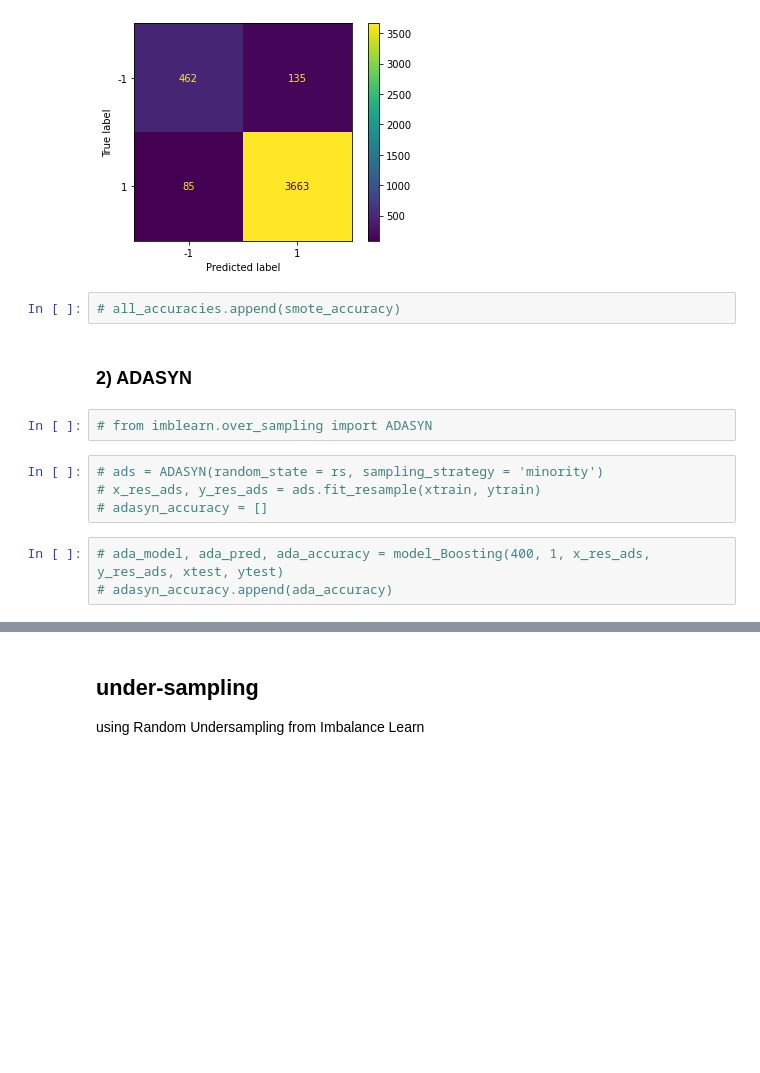
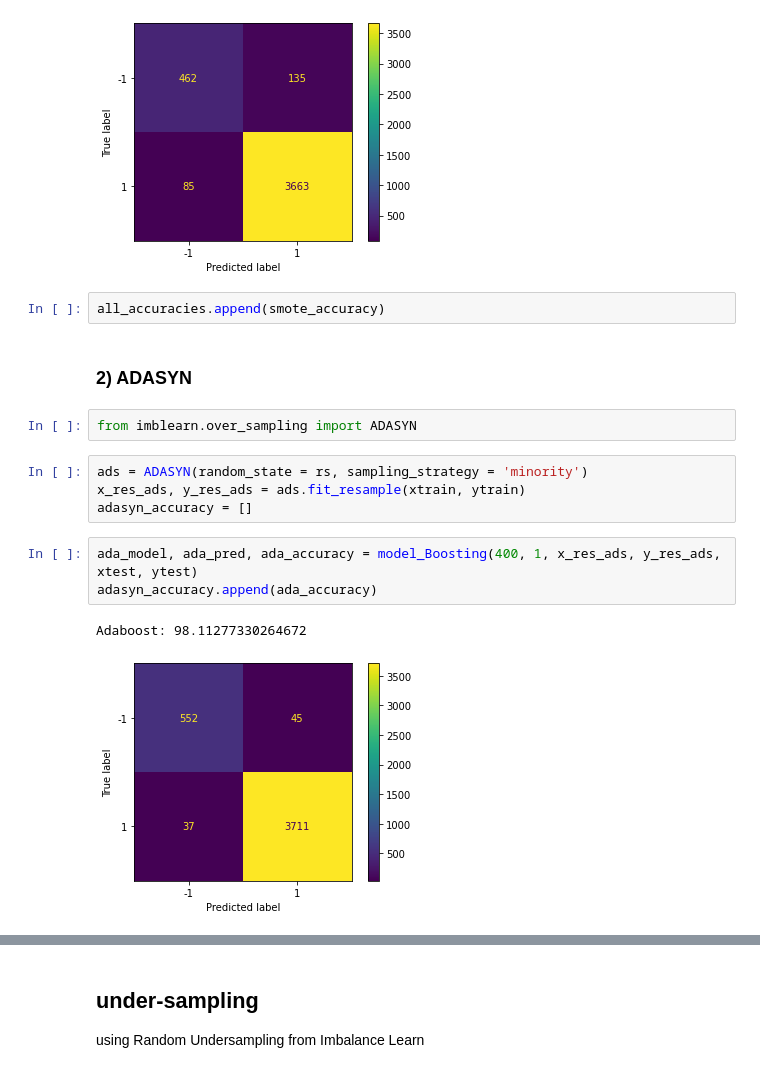
Before and after one commit to HadyKh/Crowd-Sensing-Classification, a Jupyter notebook: Code.ipynb, the cells around one changed output, grey strips where cells are left out. Cells and saved outputs as stored; diff of their text form; blank space fills up the shorter version.

Commit message:
retrain all models with the main dataset

```diff
--- a/Code.ipynb
+++ b/Code.ipynb
@@ -330,16 +330,19 @@ smote_accuracy.append(dt_accuracy)
 Decision Tree: 94.9367088607595
 [figure]
 # %%
-# all_accuracies.append(smote_accuracy)
+all_accuracies.append(smote_accuracy)
 # %% [markdown]
 ### 2) ADASYN
 # %%
-# from imblearn.over_sampling import ADASYN
+from imblearn.over_sampling import ADASYN
 # %%
-# ads = ADASYN(random_state = rs, sampling_strategy = 'minority')
-# x_res_ads, y_res_ads = ads.fit_resample(xtrain, ytrain)
-# adasyn_accuracy = []
+ads = ADASYN(random_state = rs, sampling_strategy = 'minority')
+x_res_ads, y_res_ads = ads.fit_resample(xtrain, ytrain)
+adasyn_accuracy = []
 # %%
-# ada_model, ada_pred, ada_accuracy = model_Boosting(400, 1, x_res_ads, y_res_ads, xtest, ytest)
-# adasyn_accuracy.append(ada_accuracy)
+ada_model, ada_pred, ada_accuracy = model_Boosting(400, 1, x_res_ads, y_res_ads, xtest, ytest)
+adasyn_accuracy.append(ada_accuracy)
+# %% [output]
+Adaboost: 98.11277330264672
+[figure, added]
 # %%
```
Also changed, not shown: parts of 71 cells of this notebook.
